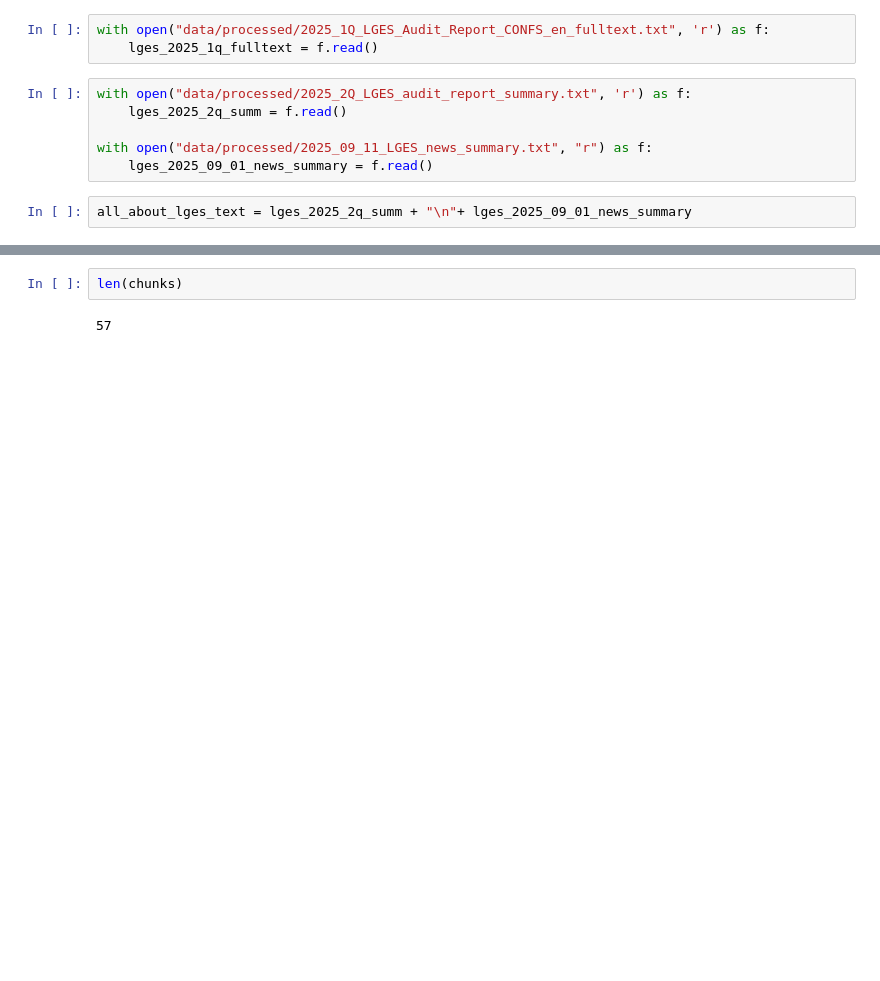
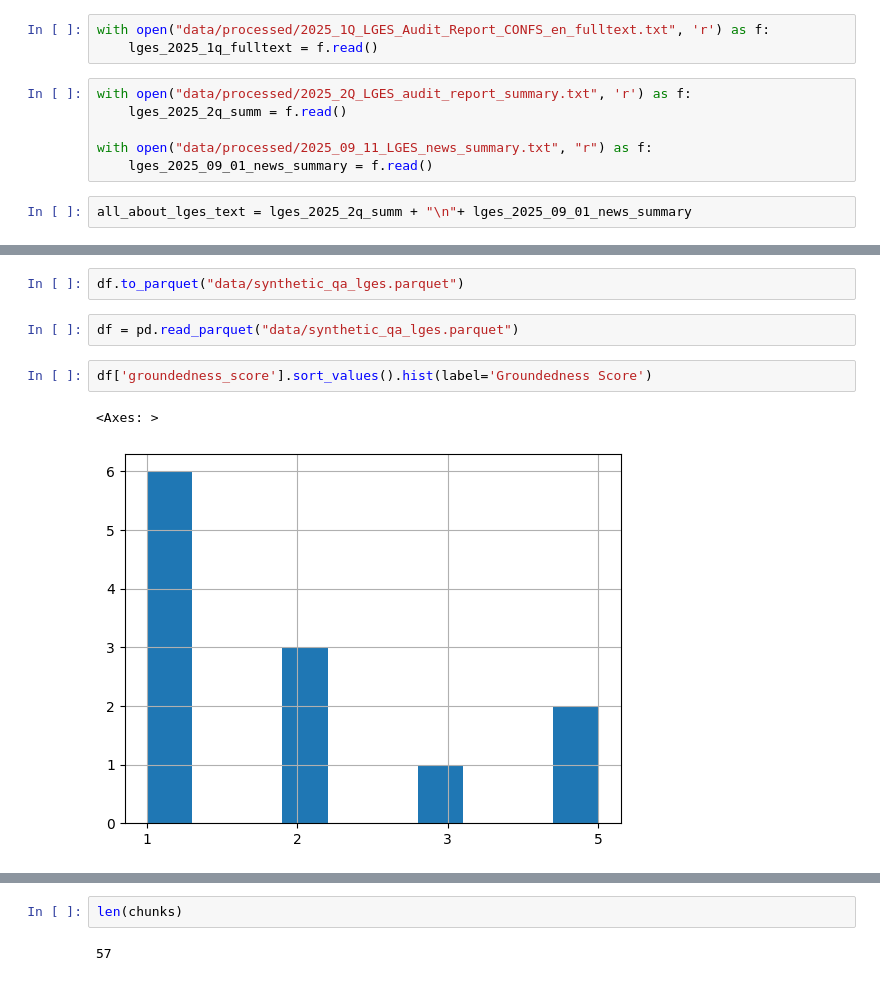
Before and after one commit to HaneulKim214/RAG_research, a Jupyter notebook: 99_evaluation.ipynb, the cells around one changed output, grey strips where cells are left out. Drawn from its saved outputs; the diff is of its cells as text; blank space fills up the shorter version.

Commit message:
create synthetic data pipeline finished, need to double check synthesized data

```diff
--- a/99_evaluation.ipynb
+++ b/99_evaluation.ipynb
@@ -33,0 +362,9 @@ chunks = text_splitter.create_documents([all_about_lges_text])
+# %%
+df.to_parquet("data/synthetic_qa_lges.parquet")
+# %%
+df = pd.read_parquet("data/synthetic_qa_lges.parquet")
+# %%
+df['groundedness_score'].sort_values().hist(label='Groundedness Score')
+# %% [output]
+<Axes: >
+[figure, added]
```
Also changed, not shown: parts of 23 cells of this notebook, 4 other files.
